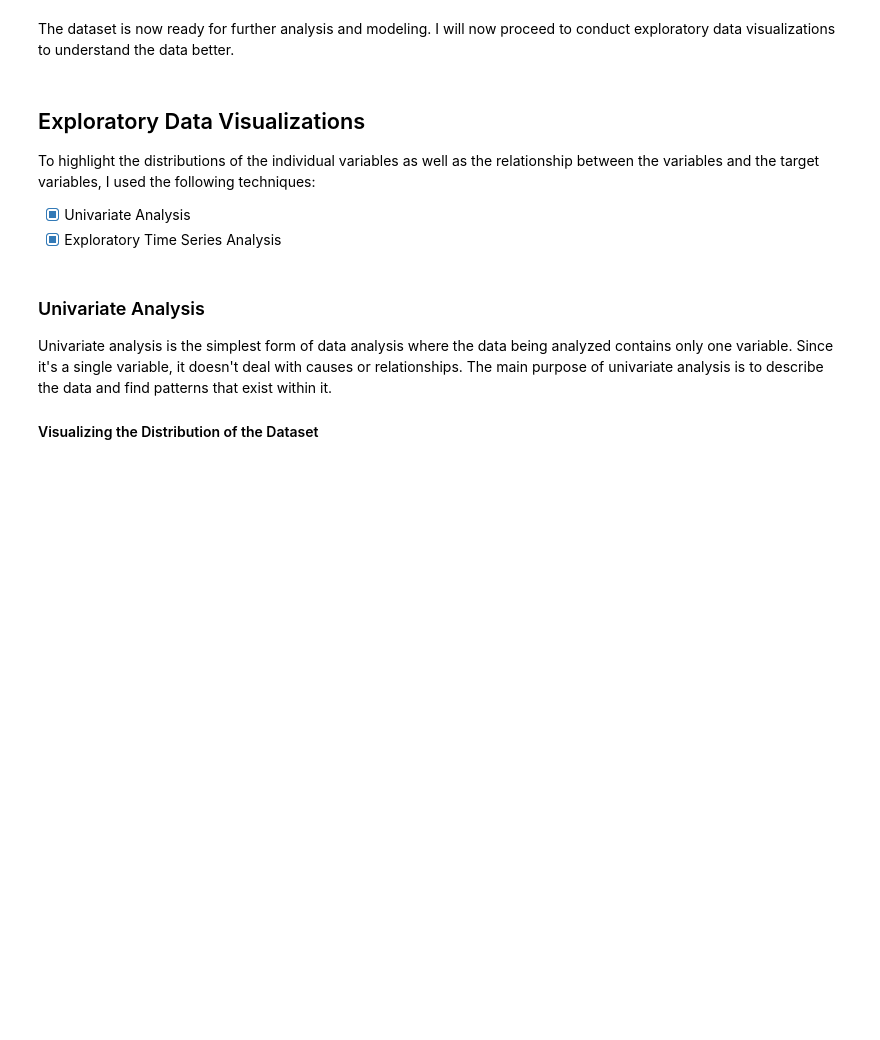
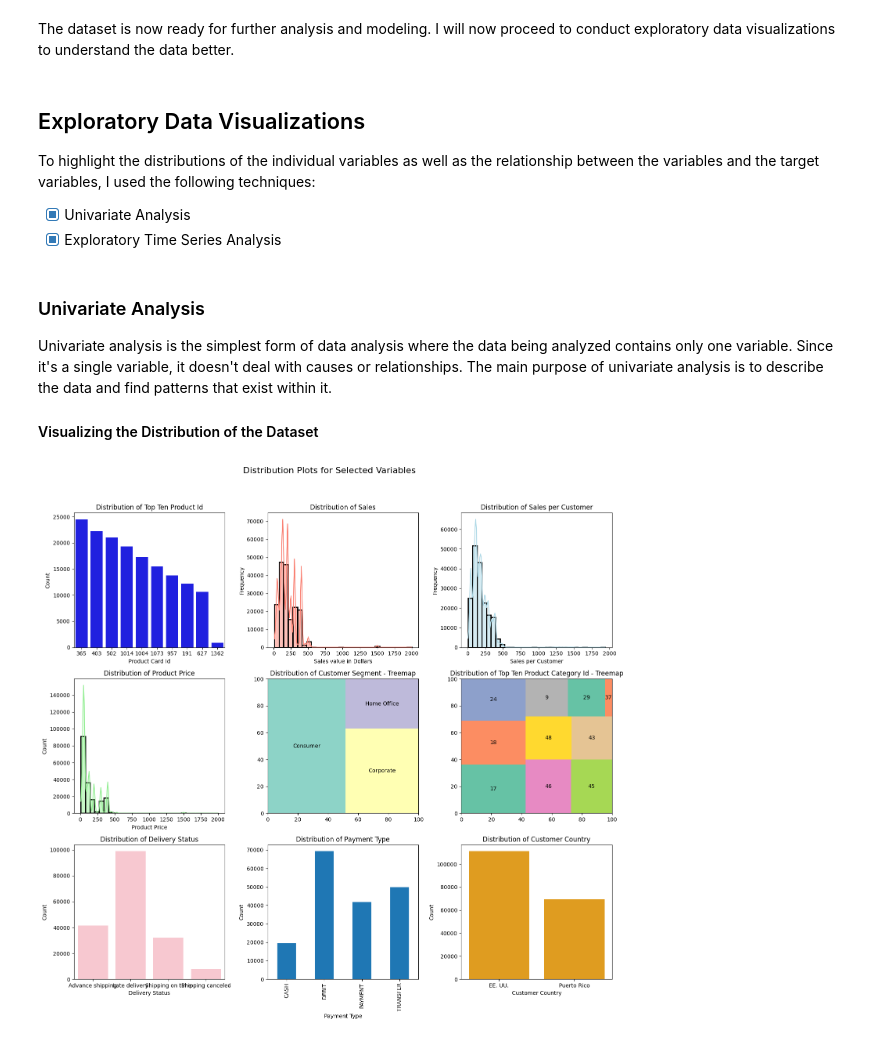
Before and after one commit to Simontagbor/supply-chain-demand-forecast, a Jupyter notebook: index.ipynb, the cells around one changed output. Saved outputs shown, nothing was run; the diff lists cells and outputs as text; code cells hidden in the pictures; blank space fills up the shorter version.

```diff
--- a/index.ipynb
+++ b/index.ipynb
@@ -479,3 +479,92 @@ Length: 590, dtype: object
 <p>Univariate analysis is the simplest form of data analysis where the data being analyzed contains only one variable. Since it's a single variable, it doesn't deal with causes or relationships. The main purpose of univariate analysis is to describe the data and find patterns that exist within it.</p>
 
 <h4>Visualizing the Distribution of the Dataset</h4>
+# %%
+#| code fold true
+# Set up the grid layout
+fig, axes = plt.subplots(nrows=3, ncols=3, figsize=(15, 15))
+fig.suptitle('Distribution Plots for Selected Variables',
+             fontsize=16)
+# Create a copy of the DataFrame
+df_copy = df.copy()
+
+
+# Plotting  the top ten products per Product Card Id
+sns.countplot(data=df_copy, x='Product Card Id',
+                color='blue', ax=axes[0, 0],
+                order=df_copy['Product Card Id'].value_counts().iloc[:10].index)
+axes[0, 0].set_title('Distribution of Top Ten Product Id')
+axes[0, 0].set_xlabel('Product Card Id')
+axes[0, 0].set_ylabel('Count')
+
+
+# Plotting Value of sales in  dollars
+sns.histplot(data=df_copy, x='Sales',
+             kde=True, color='salmon',
+             bins=30, linewidth=2,
+             ax=axes[0, 1])
+axes[0, 1].set_title('Distribution of Sales')
+axes[0, 1].set_xlabel('Sales value in Dollars')
+axes[0, 1].set_ylabel('Frequency')
+
+
+# Plotting Sales Value per customer
+sns.histplot(data=df_copy, x='Sales per customer',
+             bins=30, kde=True, linewidth=2,
+             color='lightblue', ax=axes[0, 2])
+axes[0, 2].set_title('Distribution of Sales per Customer')
+axes[0, 2].set_xlabel('Sales per Customer')
+axes[0, 2].set_ylabel('Frequency')
+
+# Ploting the distribution of Product Price
+sns.histplot(data=df_copy, x='Product Price', bins=30, kde=True,
+             color='lightgreen', linewidth=2, ax=axes[1, 0])
+
+axes[1, 0].set_title('Distribution of Product Price')
+axes[1, 0].set_xlabel('Product Price')
+
+# ploting a tree map for Customer Segment
+squarify.plot(sizes=df_copy['Customer Segment'].value_counts(),
+              label=df_copy['Customer Segment'].value_counts().index,
+              color=sns.color_palette("Set3"), ax=axes[1, 1])
+axes[1, 1].set_title('Distribution of Customer Segment - Treemap')
+
+# ploting a tree map for Top Ten Product Category Id
+squarify.plot(sizes=df_copy['Product Category Id'].value_counts().iloc[:10],
+                label=df_copy['Product Category Id'].value_counts().iloc[:10].index,
+                color=sns.color_palette("Set2"), ax=axes[1, 2])
+axes[1, 2].set_title('Distribution of Top Ten Product Category Id - Treemap')
+
+# Plotting the distribution of Delivery Status
+sns.countplot(data=df_copy, x='Delivery Status',
+                color='pink', ax=axes[2, 0])
+axes[2, 0].set_title('Distribution of Delivery Status')
+axes[2, 0].set_xlabel('Delivery Status')
+axes[2, 0].set_ylabel('Count')
+
+
+# Plotting the distribution Payment Type with stacked bar chart
+df_copy.groupby(['Type'])['Type'].count().plot(kind='bar',
+                                               stacked=True,
+                                               ax=axes[2, 1])
+
+axes[2, 1].set_title('Distribution of Payment Type')
+axes[2, 1].set_xlabel('Payment Type')
+axes[2, 1].set_ylabel('Count')
+
+# Plotting the Distribution of top ten Customer Country
+sns.countplot(data=df_copy, x='Customer Country',
+                color='orange', ax=axes[2, 2],
+                order=df_copy['Customer Country'].value_counts().iloc[:10].index)
+axes[2, 2].set_title('Distribution of Customer Country')
+axes[2, 2].set_xlabel('Customer Country')
+axes[2, 2].set_ylabel('Count')
+
+
+
+# Adjust layout
+plt.tight_layout(rect=[0, 0.03, 1, 0.95])
+# Show the plots
+plt.show()
+# %% [output]
+[figure, added]
```
Also changed, not shown: parts of 35 cells of this notebook.
